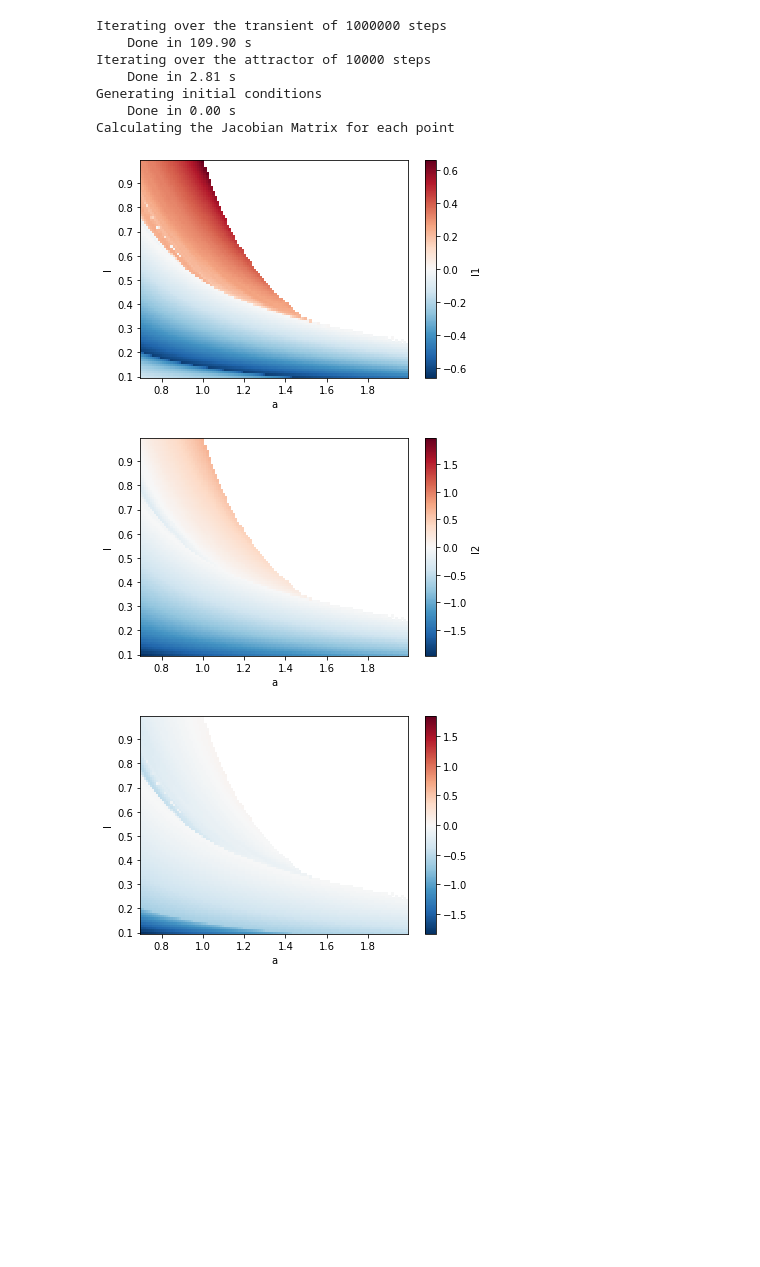
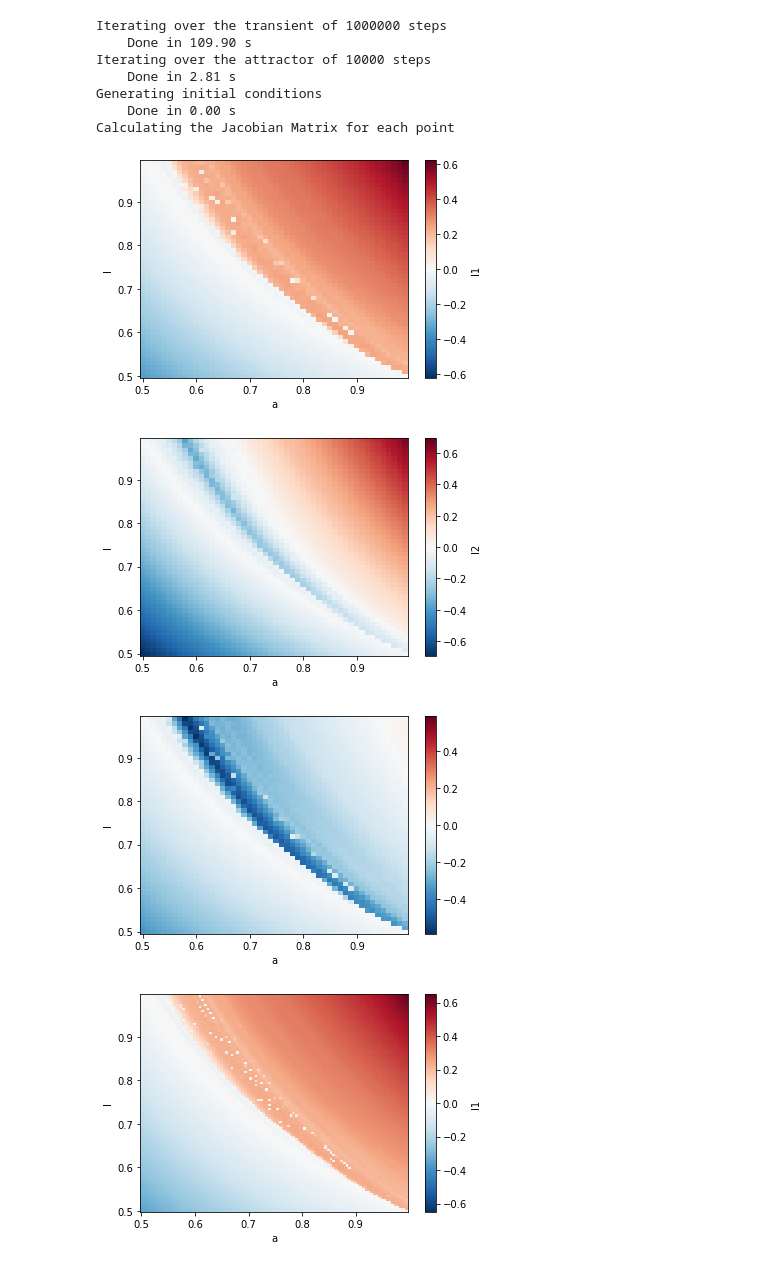
Before and after one commit to hjelleyman/chaos, a Jupyter notebook: Lyapunov 3.ipynb, the cells around one changed output. Cells and saved outputs as stored; diff of their text form; code cells hidden in the pictures; blank space fills up the shorter version.

```diff
--- a/Lyapunov 3.ipynb
+++ b/Lyapunov 3.ipynb
@@ -27,25 +27,47 @@ Generating initial conditions
     Done in 0.00 s
 Calculating the Jacobian Matrix for each point
 # %%
-
+l1 = xr.open_dataset('data/lyapunov1_small_6_4_highres.nc').__xarray_dataarray_variable__
+l2 = xr.open_dataset('data/lyapunov2_small_6_4_highres.nc').__xarray_dataarray_variable__
 imagefolder = 'images/'
 l1.name = 'l1'
 l2.name = 'l2'
 plt.figure()
 plt.title('Mean first Lyapunov Exponent')
 l1.mean(axis=(0,1)).plot()
 plt.savefig(imagefolder + 'Mean_lyapunov1.pdf')
 plt.show()
 
 plt.figure()
 l2.mean(axis=(0,1)).plot()
 plt.savefig(imagefolder + 'Mean_lyapunov_sum_12.pdf')
 plt.show()
 
 plt.figure()
 (l2-l1).mean(axis=(0,1)).plot()
 plt.show()
+
+l1 = xr.open_dataset('data/lyapunov1_small_4_4_highres.nc').__xarray_dataarray_variable__
+l2 = xr.open_dataset('data/lyapunov2_small_4_4_highres.nc').__xarray_dataarray_variable__
+imagefolder = 'images/'
+l1.name = 'l1'
+l2.name = 'l2'
+plt.figure()
+plt.title('Mean first Lyapunov Exponent')
+l1.mean(axis=(0,1)).plot()
+plt.savefig(imagefolder + 'Mean_lyapunov1.pdf')
+plt.show()
+
+plt.figure()
+l2.mean(axis=(0,1)).plot()
+plt.savefig(imagefolder + 'Mean_lyapunov_sum_12.pdf')
+plt.show()
+
+plt.figure()
+(l2-l1).mean(axis=(0,1)).plot()
+plt.show()
 # %% [output]
-[figure, old version]
+[figure, new version]
-[figure, old version]
+[figure, new version]
-[figure, old version]
+[figure, new version]
+[figure, added]
```
Also changed, not shown: parts of 1 cell of this notebook, 11 other files.
